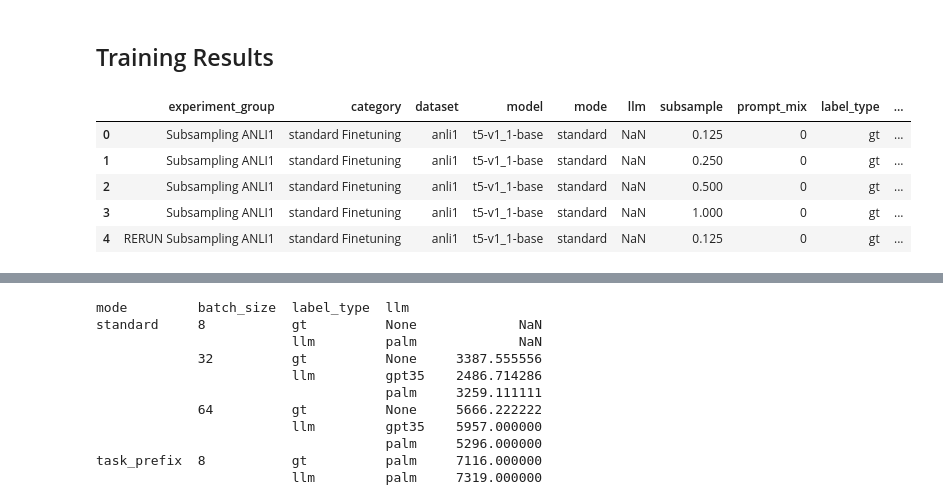
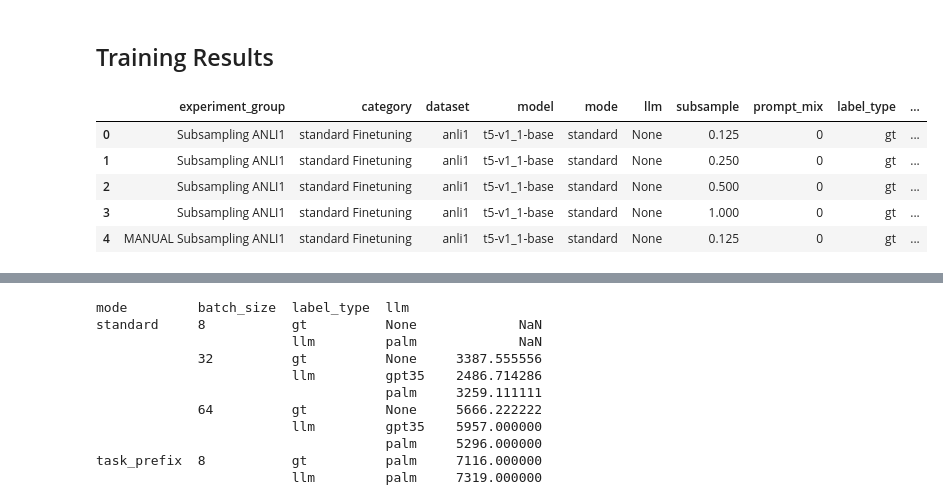
Before and after one commit to lukasvoege/ZeroShot-step-by-step-distillation, a Jupyter notebook: analytics.ipynb, the cells around one changed output, grey strips where cells are left out. Saved outputs shown, nothing was run; the diff lists cells and outputs as text; code cells hidden in the pictures.

```diff
--- a/analytics.ipynb
+++ b/analytics.ipynb
@@ -73,6 +73,7 @@ meta_df.head()
 5 rows × 23 columns
 # %%
 # sort meta_df by accuracy
-meta_df[meta_df["explanation_rate"] >= 0].sort_values(by=["accuracy"], ascending=False).head(10)
+pd.set_option('display.max_columns', None)
+meta_df.sort_values(by=["accuracy"], ascending=False).head(10)
 # %% [output]
 |  | accuracy | n_correct | n_wrong | n_none_responses | total_responses | total_length_of_explanations | ... |
@@ -190,13 +190,14 @@ meta_df.plot.scatter(x="avg_nr_of_words", y="flesch_reading_ease")
 ## Training Results
 # %%
 experiments = pd.read_csv('experiment-tracking/experiment_tracking.csv')
+experiments["llm"] = experiments["llm"].fillna("None")
 experiments.head()
 # %% [output]
 |  | experiment_group | category | dataset | model | mode | llm | subsample | prompt_mix | label_type | ... |
-| 0 | Subsampling ANLI1 | standard Finetuning | anli1 | t5-v1_1-base | standard | NaN | 0.125 | 0 | gt | ... |
-| 1 | Subsampling ANLI1 | standard Finetuning | anli1 | t5-v1_1-base | standard | NaN | 0.250 | 0 | gt | ... |
-| 2 | Subsampling ANLI1 | standard Finetuning | anli1 | t5-v1_1-base | standard | NaN | 0.500 | 0 | gt | ... |
-| 3 | Subsampling ANLI1 | standard Finetuning | anli1 | t5-v1_1-base | standard | NaN | 1.000 | 0 | gt | ... |
-| 4 | RERUN Subsampling ANLI1 | standard Finetuning | anli1 | t5-v1_1-base | standard | NaN | 0.125 | 0 | gt | ... |
+| 0 | Subsampling ANLI1 | standard Finetuning | anli1 | t5-v1_1-base | standard | None | 0.125 | 0 | gt | ... |
+| 1 | Subsampling ANLI1 | standard Finetuning | anli1 | t5-v1_1-base | standard | None | 0.250 | 0 | gt | ... |
+| 2 | Subsampling ANLI1 | standard Finetuning | anli1 | t5-v1_1-base | standard | None | 0.500 | 0 | gt | ... |
+| 3 | Subsampling ANLI1 | standard Finetuning | anli1 | t5-v1_1-base | standard | None | 1.000 | 0 | gt | ... |
+| 4 | MANUAL Subsampling ANLI1 | standard Finetuning | anli1 | t5-v1_1-base | standard | None | 0.125 | 0 | gt | ... |
 # %%
 def subsampling_graph(experiments_data: pd.DataFrame, dataset: str, labels: bool, prompt_mix: int, distill_labels: str = None):
```
Also changed, not shown: parts of 7 cells of this notebook, 5 other files.
